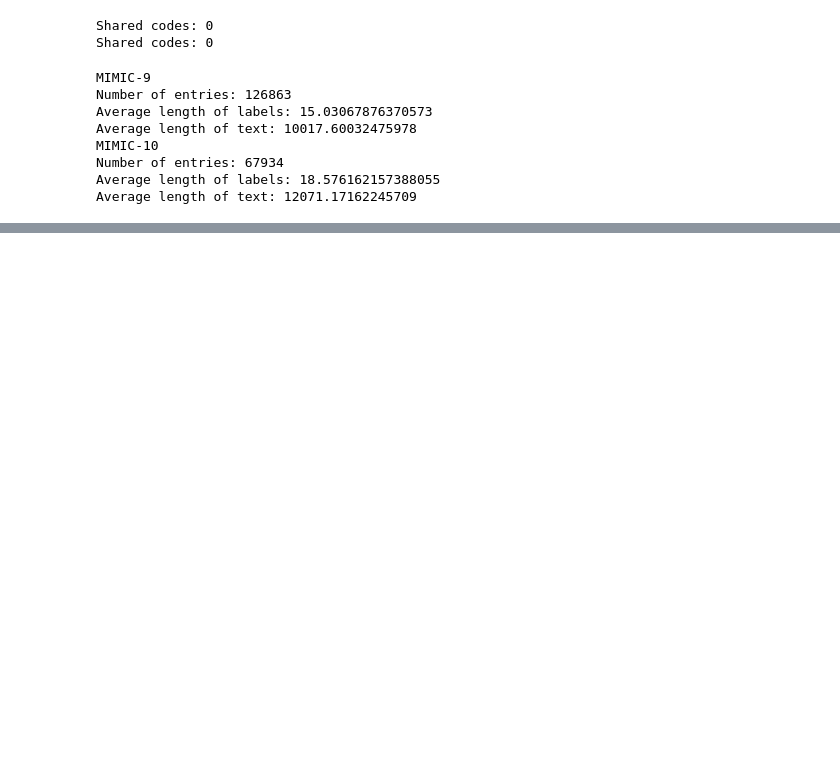
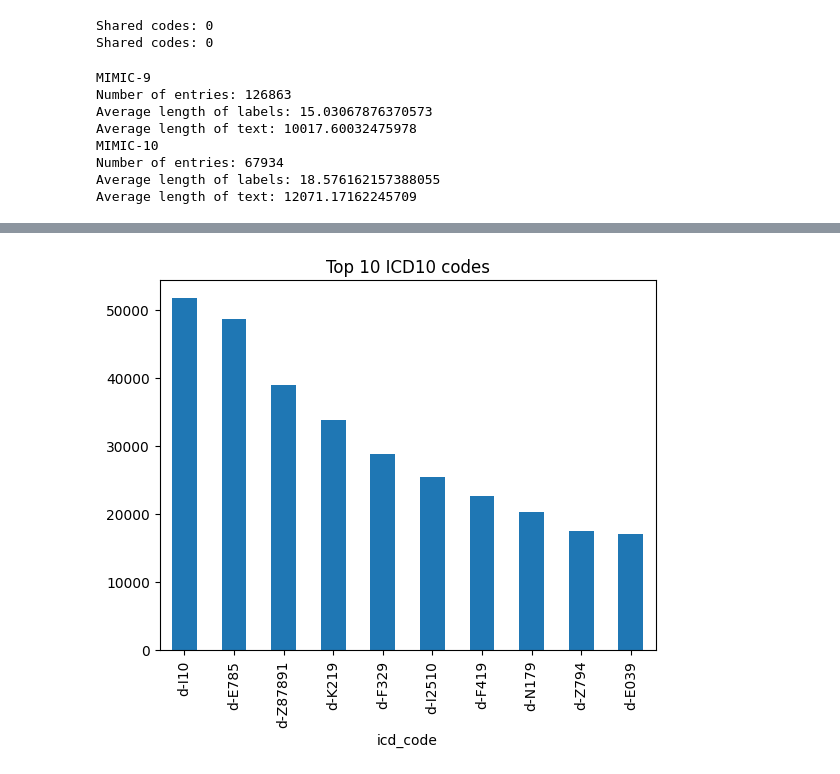
Before and after one commit to hk21702/Evaluating-XAI-LLMs-in-a-Clinical-Context_CSC413-Project, a Jupyter notebook: preprocessing.ipynb, the cells around one changed output, grey strips where cells are left out. Drawn from its saved outputs; the diff is of its cells as text; code cells hidden in the pictures; blank space fills up the shorter version.

Commit message:
Data saving and additional visualization

```diff
--- a/preprocessing.ipynb
+++ b/preprocessing.ipynb
@@ -6,7 +6,8 @@ import numpy as np
 from functools import partial
 
 
-folder = "physionet.org/files/"
+INPUT_FOLDER = "physionet.org/files/"
+DATA_FOLDER = "data/"
 # %%
 def basic_parse_dataframe(df: pd.DataFrame) -> pd.DataFrame:
     # Drop rows with missing values
@@ -36,14 +37,30 @@ def add_prefix(df: pd.DataFrame, prefix: str) -> pd.DataFrame:
     Returns the resulting dataframe."""
     df["icd_code"] = df["icd_code"].apply(lambda x: prefix + "-" + x)
     return df
+
+
+def plot_top_n(
+    df: pd.DataFrame, title: str, top_n: int, icd_version: int
+) -> None:
+    """
+    Plots the top n most frequent codes in a bar graph. Include the full name of the code hyphenated with the code.
+    """
+    df = df[df.icd_version == icd_version]
+    # Get the top n most frequent codes
+    top_codes = df.icd_code.value_counts().head(top_n)
+
+    # Plot the graph
+    top_codes.plot(kind="bar")
+    plt.title(title)
+    plt.show()
 # %%
 diagnoses_icd = pd.read_csv(
-    folder + "mimiciv/2.2/hosp/diagnoses_icd.csv.gz",
+    INPUT_FOLDER + "mimiciv/2.2/hosp/diagnoses_icd.csv.gz",
     compression="gzip",
 )
 
 procedures_icd = pd.read_csv(
-    folder + "mimiciv/2.2/hosp/procedures_icd.csv.gz",
+    INPUT_FOLDER + "mimiciv/2.2/hosp/procedures_icd.csv.gz",
     compression="gzip",
 )
 
@@ -51,11 +68,11 @@ diagnoses_icd = basic_parse_dataframe(diagnoses_icd)
 procedures_icd = basic_parse_dataframe(procedures_icd)
 
 # Add the prefix to the icd_code
-diagnoses_icd = add_prefix(diagnoses_icd, "d")
-procedures_icd = add_prefix(procedures_icd, "p")
+pre_diagnoses_icd = add_prefix(diagnoses_icd, "d")
+pre_procedures_icd = add_prefix(procedures_icd, "p")
 
-diagnoses_icd = parse_codes(diagnoses_icd)
-procedures_icd = parse_codes(procedures_icd)
+diagnoses_icd = parse_codes(pre_diagnoses_icd)
+procedures_icd = parse_codes(pre_procedures_icd)
 
 # Rename the icd_code column to icd_diag and icd_proc
 diagnoses_icd = diagnoses_icd.rename(columns={"icd_code": "icd_diag"})
@@ -232,0 +259,7 @@ Average length of text: 12071.17162245709
+# %%
+# Concat pre diag and pre_proc
+mimic = pd.concat([pre_diagnoses_icd, pre_procedures_icd])
+# %%
+plot_top_n(mimic, "Top 10 ICD10 codes", 10, 10)
+# %% [output]
+[figure, added]
```
Also changed, not shown: parts of 5 cells of this notebook, 1 other file.
